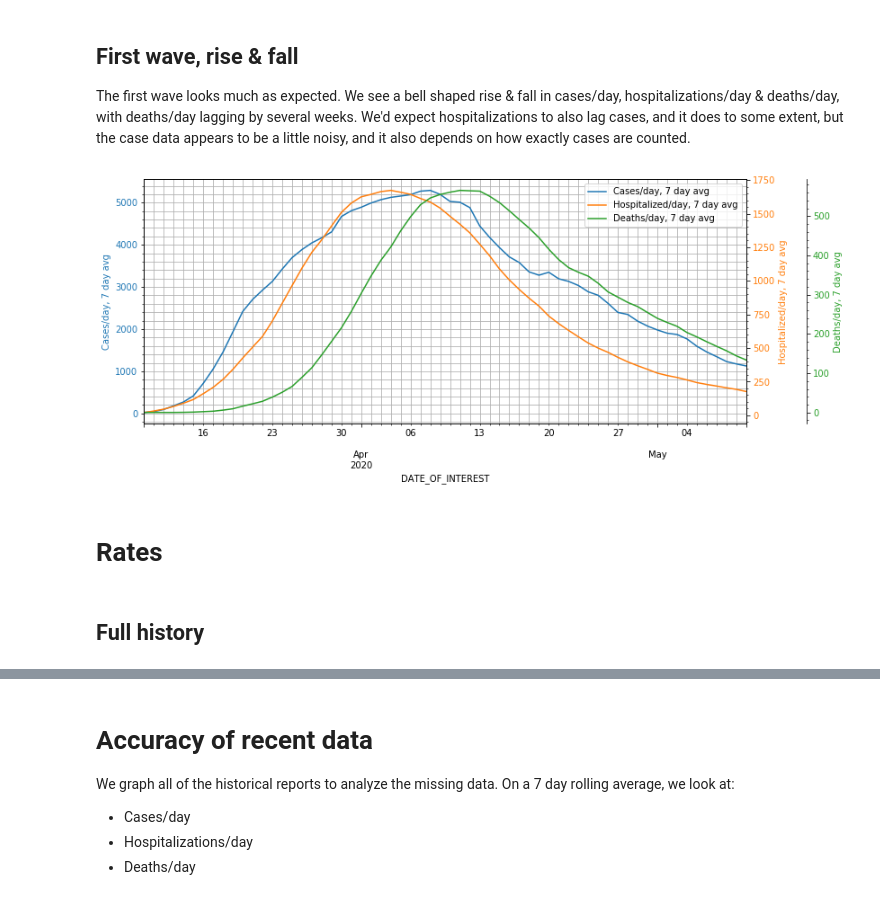
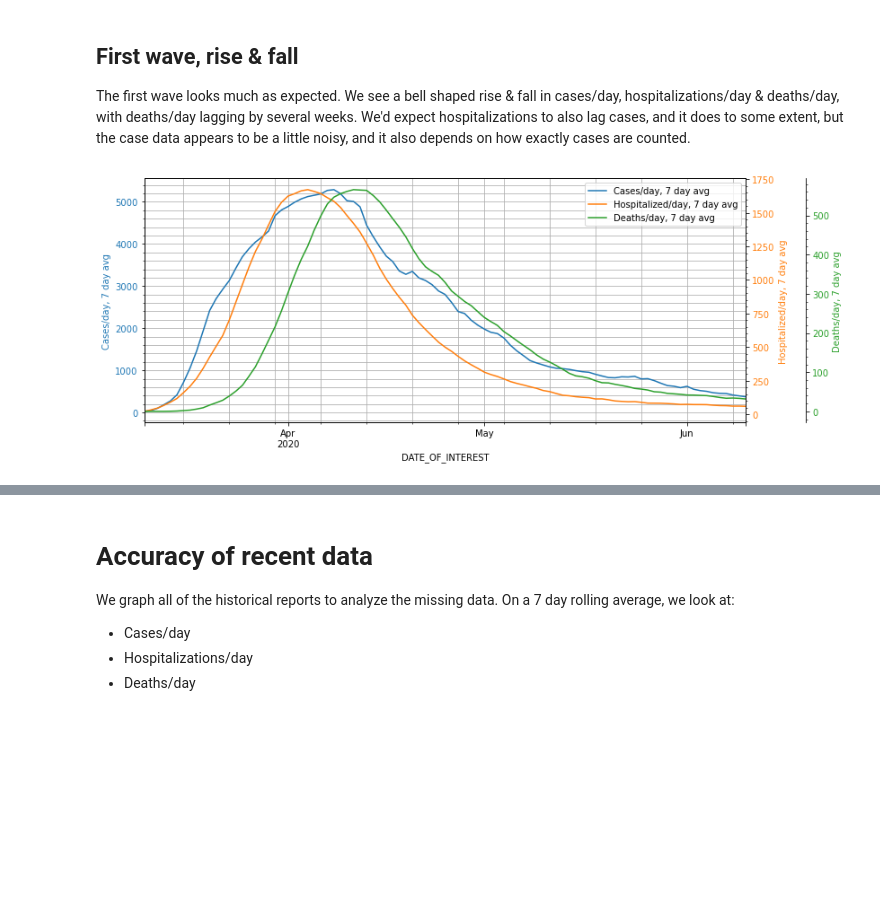
Before and after one commit to hjstein/coronavirus-data, a Jupyter notebook: Notebooks/Current.ipynb, the cells around one changed output, grey strips where cells are left out. Drawn from its saved outputs; the diff is of its cells as text; code cells hidden in the pictures; blank space fills up the shorter version.

```diff
--- a/Notebooks/Current.ipynb
+++ b/Notebooks/Current.ipynb
@@ -95,14 +81,12 @@ plt.grid(False, which="minor")
 The first wave looks much as expected.  We see a bell shaped rise & fall in cases/day, hospitalizations/day & deaths/day, with deaths/day lagging by several weeks.  We'd expect hospitalizations to also lag cases, and it does to some extent, but the case data appears to be a little noisy, and it also depends on how exactly cases are counted.
 # %%
 start = "2020-03-10"
-end = "2020-05-10"
+end = "2020-06-10"
 
 period = dat[(dat.index >= start) & (dat.index <= end)]
 u.plot_multi(period[["Cases/day, 7 day avg",
                      "Hospitalized/day, 7 day avg",
                      "Deaths/day, 7 day avg"]], figsize=(12, 5))
 plt.grid(False, which="minor")
 # %% [output]
-[figure, old version]
+[figure, new version]
-# %% [markdown]
-# Rates
@@ -112,2 +92,0 @@ dat["Deaths per infection"] = dat["Deaths/day, 7 day avg"]/dat["Cases/day, 7 day
-# %% [markdown]
-## Full history
```
Also changed, not shown: parts of 11 cells of this notebook, 1 other file.
